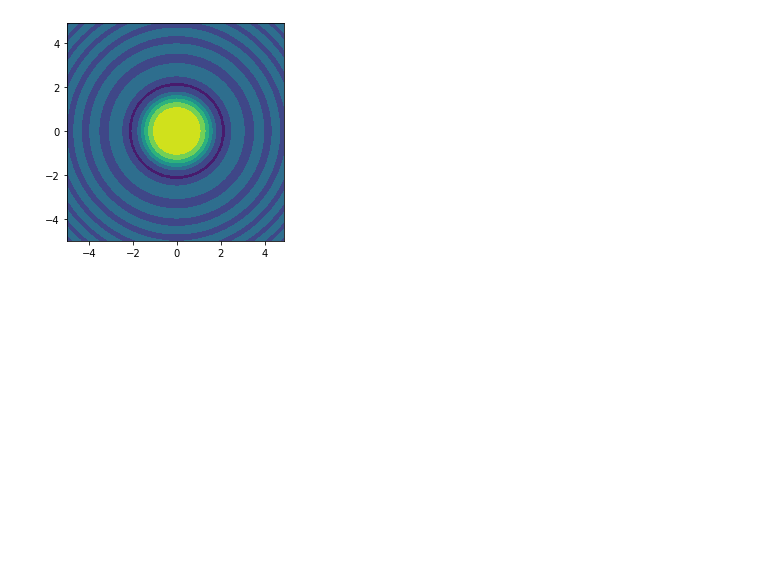
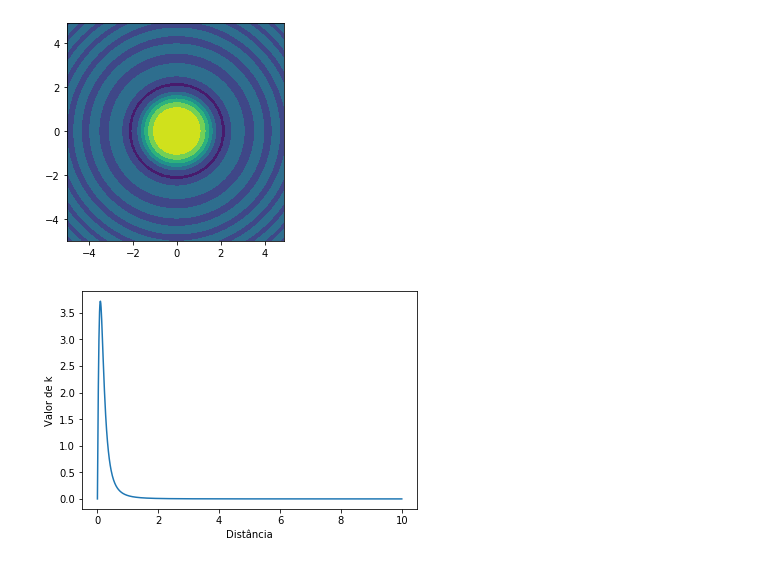
Before and after one commit to DualStream799/Wireless-Power-Transfer-Simulation, a Jupyter notebook: WPT-Simulation.ipynb, the cells around one changed output. Saved outputs shown, nothing was run; the diff lists cells and outputs as text; code cells hidden in the pictures; blank space fills up the shorter version.

```diff
--- a/WPT-Simulation.ipynb
+++ b/WPT-Simulation.ipynb
@@ -241,4 +234,0 @@ LinAlgError: Singular matrix
-# %%
-def self_inductance(N, R, i, u):
-    flux = i*pi*e**(-pi) * (4*e**pi + (2**(3/2) - 1)*e**(2**(3/2)) + 1 )*N*R*u
-    return flux/i
@@ -268,7 +259,37 @@ plt.axis('scaled')
 plt.show()
 # %% [output]
 [figure]
-# %%
-def indutanciaMutua(i1,N,R,mi0,d):
-    fluxo=(i1*pi*N*R**2*d*(sqrt(d**2+R**2)-d)*mi0)/((d**2+R**2)**(3/2))
-    return fluxo/i1
+# %%
+def self_inductance(N, R, mi0):
+    # flux = i*pi*e**(-pi) * (4*e**pi + (2**(3/2) - 1)*e**(2**(3/2)) + 1 )*N*R*mi0
+    # return flux/i
+    return (pi*e**(-pi) * (4*e**pi + (2**(3/2) - 1)*e**(2**(3/2)) + 1 )*N*R*mi0)/(2**(13/2))
+
+def indutanciaMutua(N,R,mi0,d):
+    # flux=(i1*pi*N*R**2*d*(sqrt(d**2+R**2)-d)*mi0)/((d**2+R**2)**(3/2))
+    # return flux/i1
+    return (pi*N*R**2*d*(sqrt(d**2+R**2)-d)*mi0)/((d**2+R**2)**(3/2))
+
+def calcula_k(M,L1,L2):
+    return M/sqrt(L1*L2)
+
+
+lista_d=np.linspace(0,10,1000)
+N=200
+R=0.2
+mi0=4*pi*10e-7
+
+lista_k=[]
+for d in lista_d:
+    m=indutanciaMutua(N,R,mi0,d)
+    L1=self_inductance(N,R,mi0)
+    L2=self_inductance(N,R,mi0)
+    k=calcula_k(m,L1,L2)
+    lista_k.append(k)
+
+plt.plot(lista_d,lista_k)
+plt.xlabel("Distância")
+plt.ylabel("Valor de k")
+plt.show()
+# %% [output]
+[figure, added]
```
Also changed, not shown: parts of 6 cells of this notebook.
